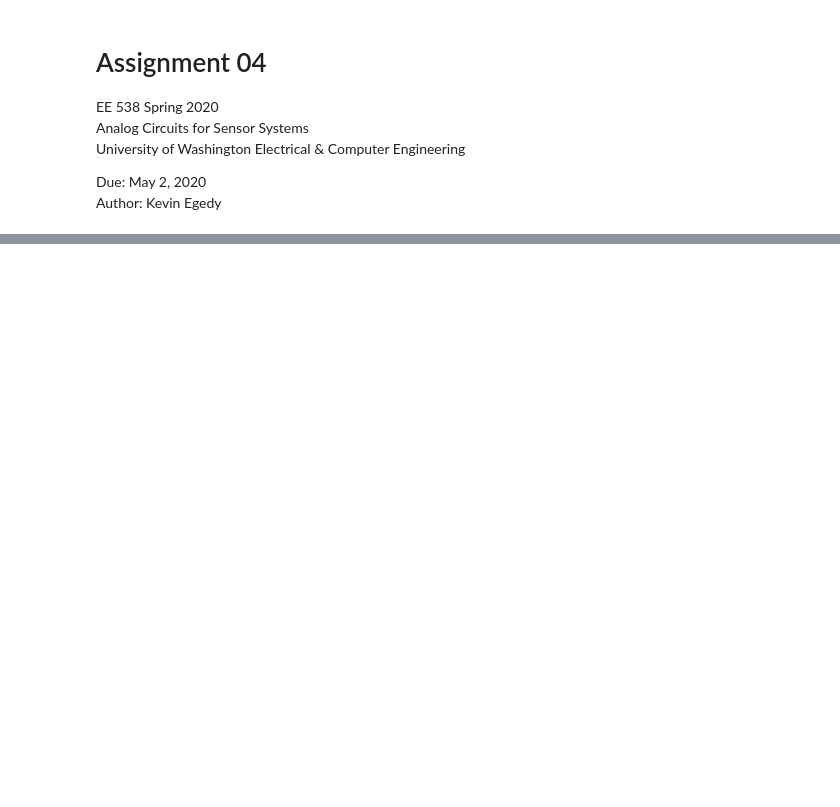
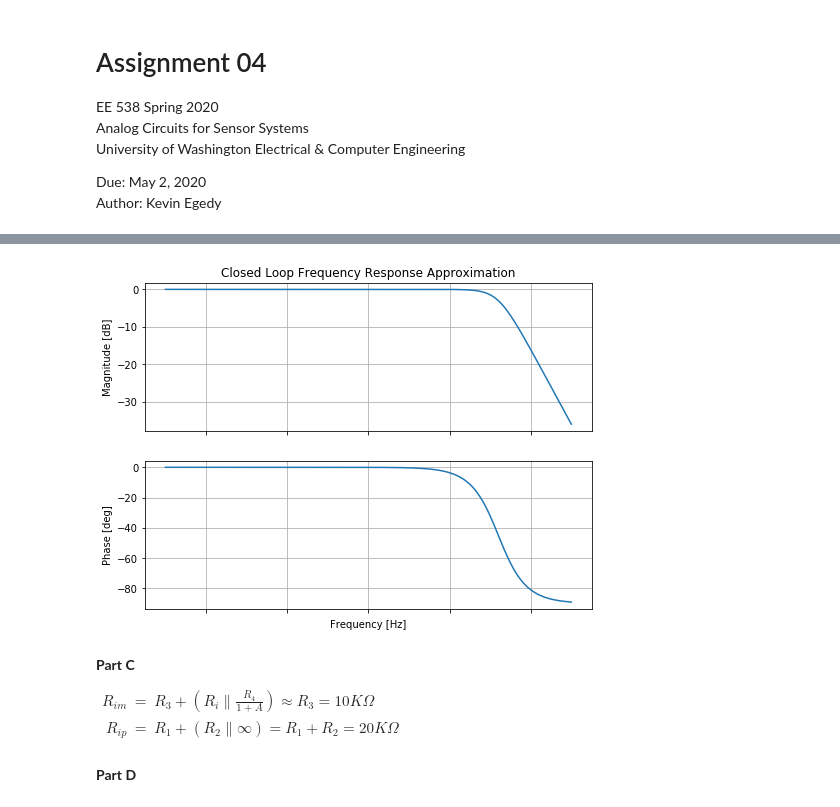
Before and after one commit to kegedy/EE538, a Jupyter notebook: hw/kevin/hw04/HW04.ipynb, the cells around one changed output, grey strips where cells are left out. Drawn from its saved outputs; the diff is of its cells as text; code cells hidden in the pictures; blank space fills up the shorter version.

```diff
--- a/hw/kevin/hw04/HW04.ipynb
+++ b/hw/kevin/hw04/HW04.ipynb
@@ -78,0 +326,44 @@ def RoundNonZero(num, place, rnd='ceil'):
+# %%
+f1 = np.linspace(1e-2,1e3,100000)
+f2 = np.linspace(1e3,1e8,100000)
+f = np.concatenate((f1,f2))
+s = 2j*np.pi*f
+A0 = 1e5
+beta = 1
+fT = 10e6
+tau = A0/fT
+H = A0/(1+s*tau + beta*A0)
+
+#Find 3dB
+mag = 20*np.log10(abs(H))
+x0 = np.where(mag<=(max(mag)-3))[0][0]
+label = "{:.2e}".format(f[x0])
+#print(f"3dB frequency at {label}")
+
+#Plot
+fig, axs = plt.subplots(2,figsize=(8,6))
+axs[0].set_title('Closed Loop Frequency Response Approximation')
+axs[0].semilogx(f, 20*np.log10(abs(H)))
+#//axs[0].scatter(f[x0], mag[x0],label=f"3dB: {label}Hz")
+axs[0].set_ylabel('Magnitude [dB]')
+axs[0].set_xticklabels([])
+axs[0].grid()
+#axs[0].legend()
+axs[1].semilogx(f, np.angle(H,deg=True))
+axs[1].set_ylabel('Phase [deg]')
+axs[1].set_xlabel('Frequency [Hz]')
+axs[1].set_xticklabels([])
+axs[1].grid()
+#axs[1].legend()
+plt.show();
+# %% [output]
+[figure, added]
+# %% [markdown]
+**Part C**
+
+$\begin{eqnarray}
+R_{im} &=& R_3 + (R_i \parallel \frac{R_4}{1+A}) \approx R_3 = 10K\Omega \\[0.5em]
+R_{ip} &=& R_1 + (R_2 \parallel \infty) = R_1 + R_2 = 20K\Omega
+\end{eqnarray}$
+# %% [markdown]
+**Part D**
```
Also changed, not shown: parts of 17 cells of this notebook, 6 other files.
